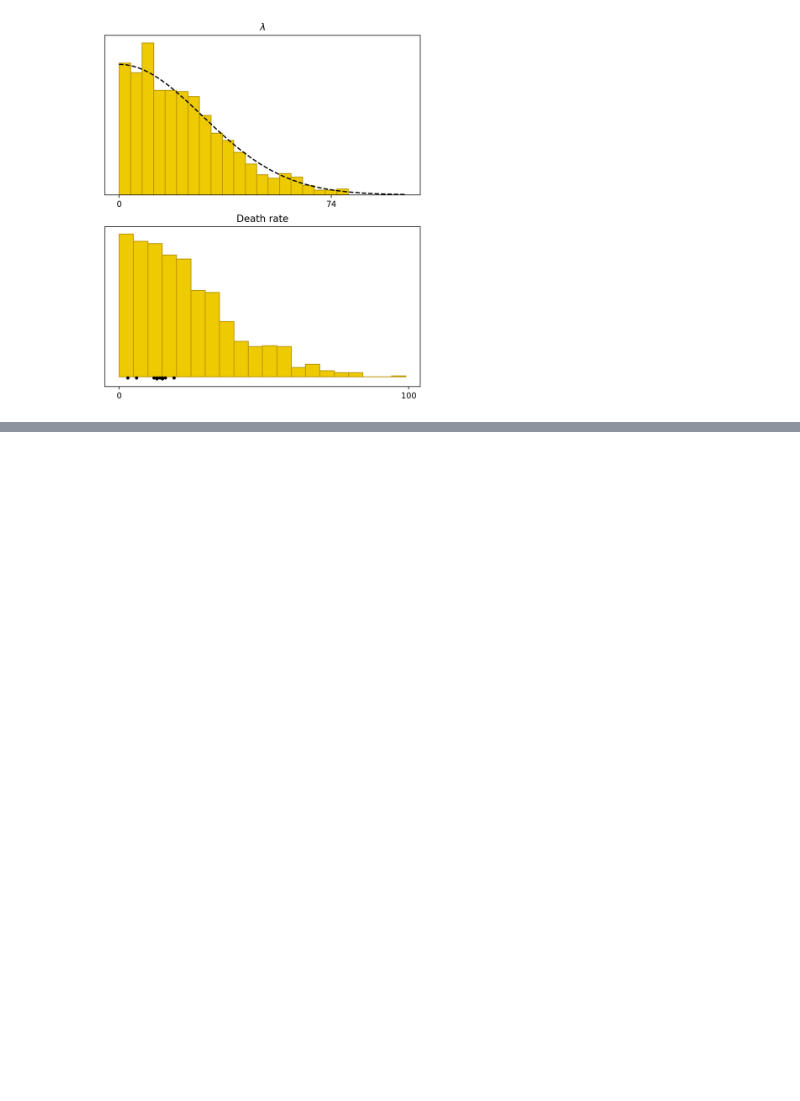
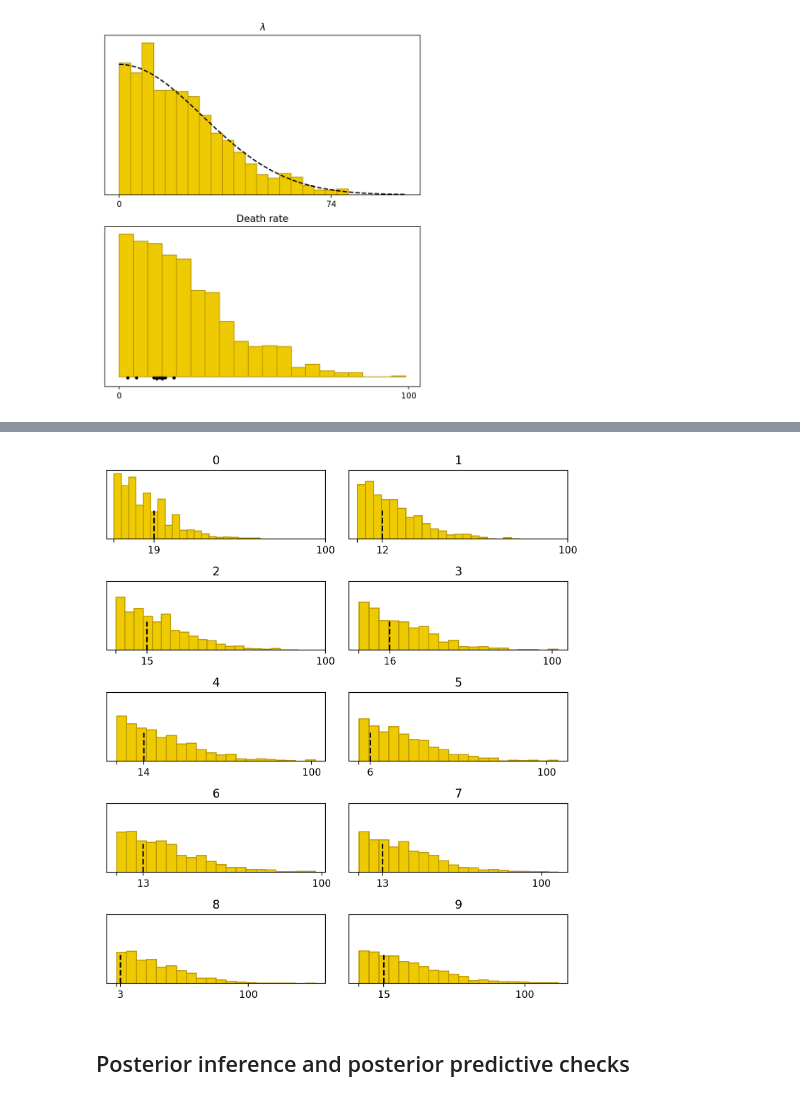
Before and after one commit to ArturBa/data_analytics, a Jupyter notebook: lab_4/data_analysis.ipynb, the cells around one changed output, grey strips where cells are left out. Saved outputs shown, nothing was run; the diff lists cells and outputs as text; code cells hidden in the pictures; blank space fills up the shorter version.

```diff
--- a/lab_4/data_analysis.ipynb
+++ b/lab_4/data_analysis.ipynb
@@ -168,0 +381,22 @@ plt.show()
+# %%
+y_sim=params['y_sim']
+fig, axes = plt.subplots(5, 2, figsize=(7, 8), sharey=True,squeeze=False)
+axes_flat=axes.flatten()
+for k in range(len(axes_flat)):
+    ax = axes_flat[k]
+    ax.hist(y_sim[:,k],bins=20,color=dark,edgecolor=dark_highlight,density=True)
+    ax.set_title(airline_data.index[k])
+    tv = int(airline_data['Death rate'].iloc[k]*100)
+    ax.plot([tv,tv],[0,0.02],linestyle='--',color='black')
+    ax.set_yticks([])
+    ax.set_xticks([0,tv,100])
+    ax.set_xticklabels(['',tv,100])
+#     ax.set_ylim([0,0.012])
+
+fig.tight_layout()
+
+plt.show()
+# %% [output]
+[figure, added]
+# %% [markdown]
+## Posterior inference and posterior predictive checks
```
Also changed, not shown: parts of 37 cells of this notebook, 4 other files.
